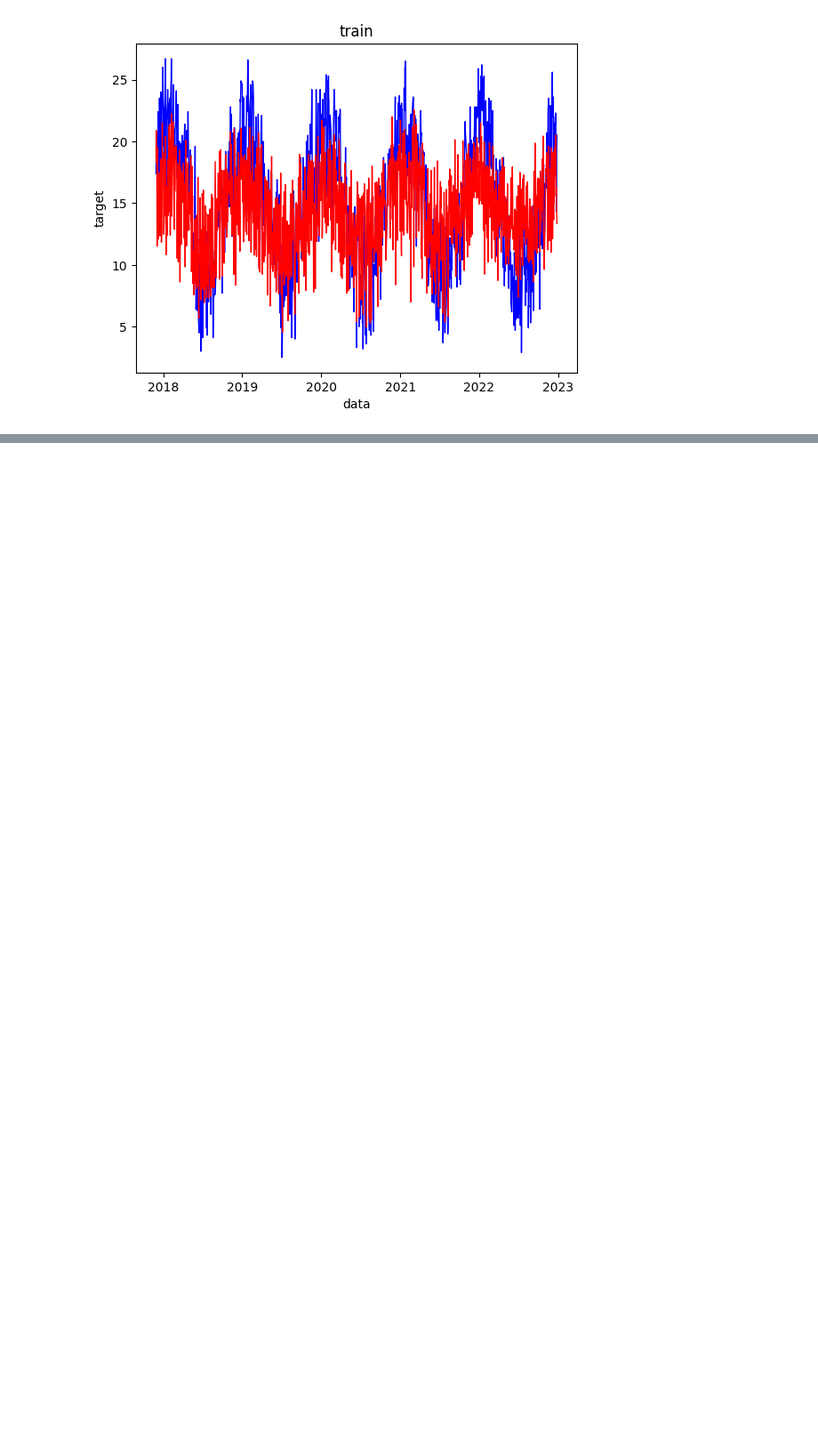
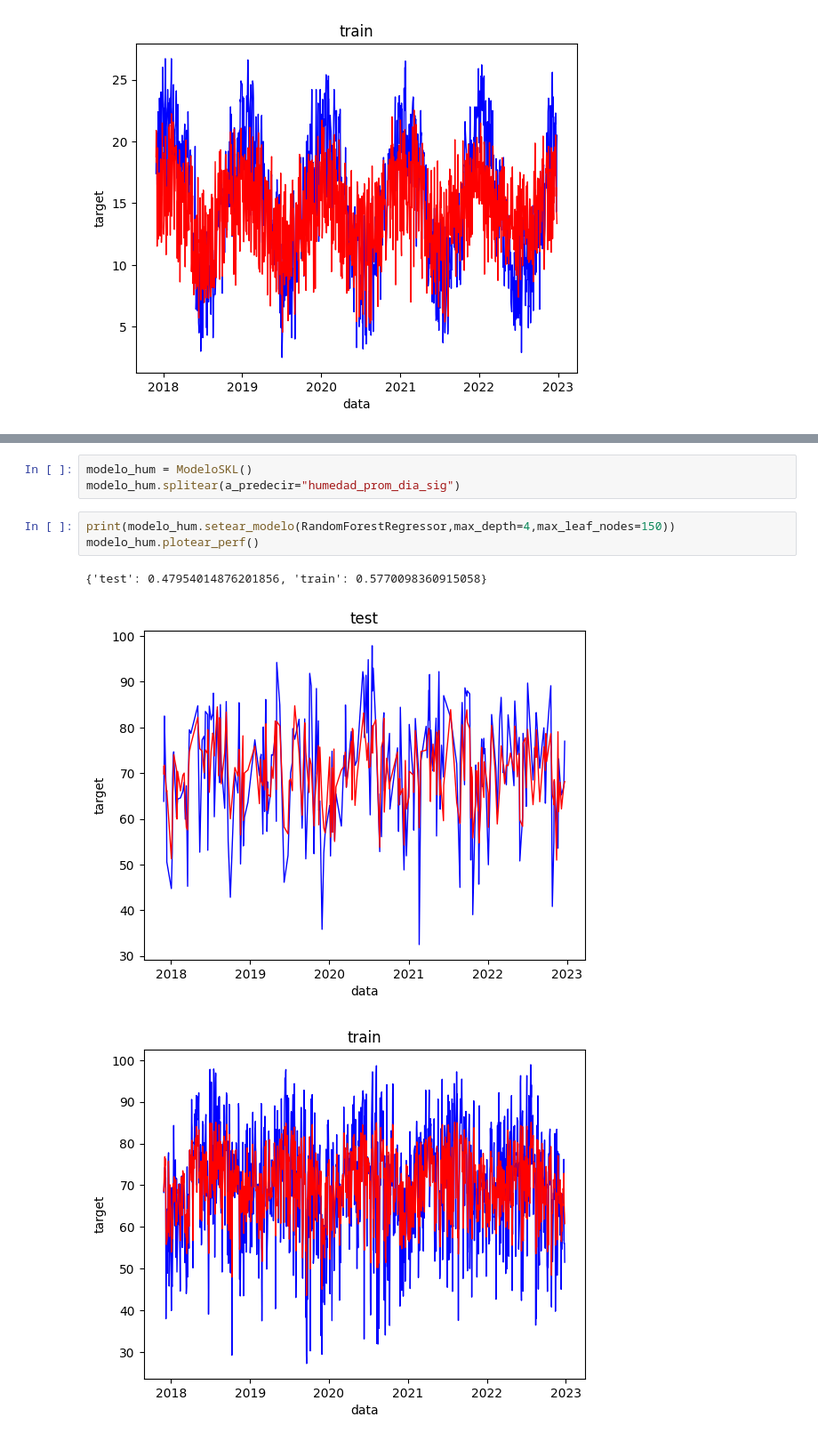
Before and after one commit to SebastianFelgueras/clima, a Jupyter notebook: modelosBSAS.ipynb, the cells around one changed output, grey strips where cells are left out. Shown at 89% size. Cells and saved outputs as stored; diff of their text form; blank space fills up the shorter version.

```diff
--- a/modelosBSAS.ipynb
+++ b/modelosBSAS.ipynb
@@ -254,0 +289,10 @@ ridge = modelo.modelo
+# %%
+modelo_hum = ModeloSKL()
+modelo_hum.splitear(a_predecir="humedad_prom_dia_sig")
+# %%
+print(modelo_hum.setear_modelo(RandomForestRegressor,max_depth=4,max_leaf_nodes=150))
+modelo_hum.plotear_perf()
+# %% [output]
+{'test': 0.47954014876201856, 'train': 0.5770098360915058}
+[figure, added]
+[figure, added]
```
Also changed, not shown: parts of 11 cells of this notebook.
